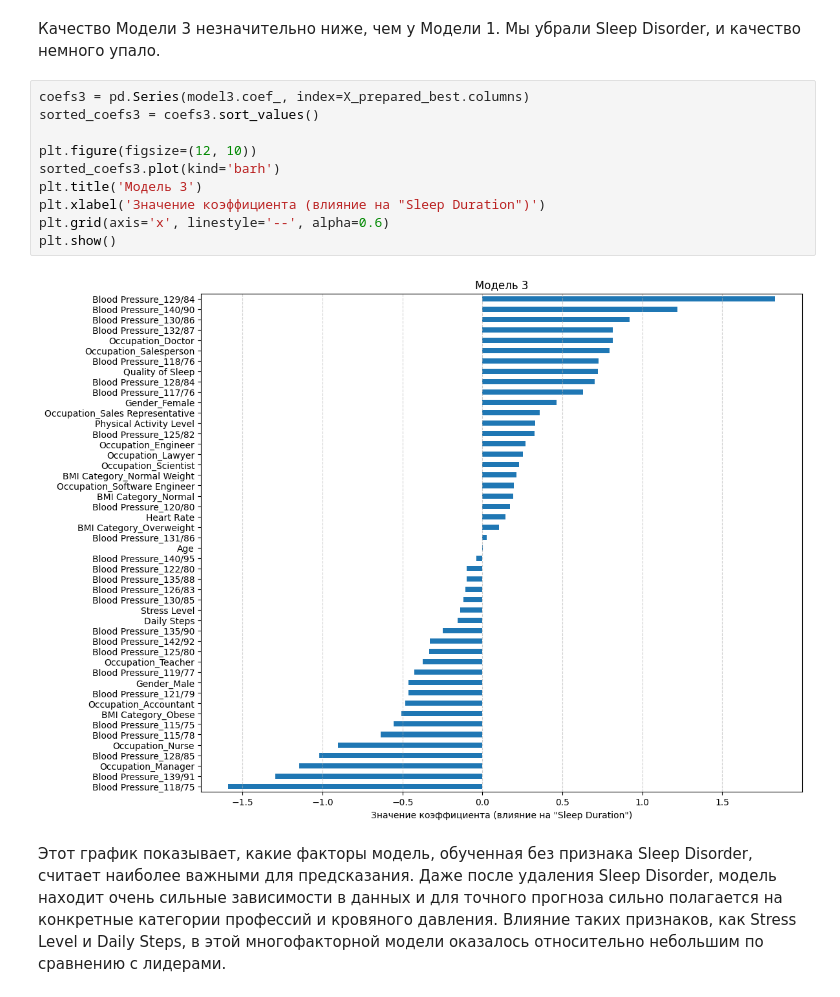
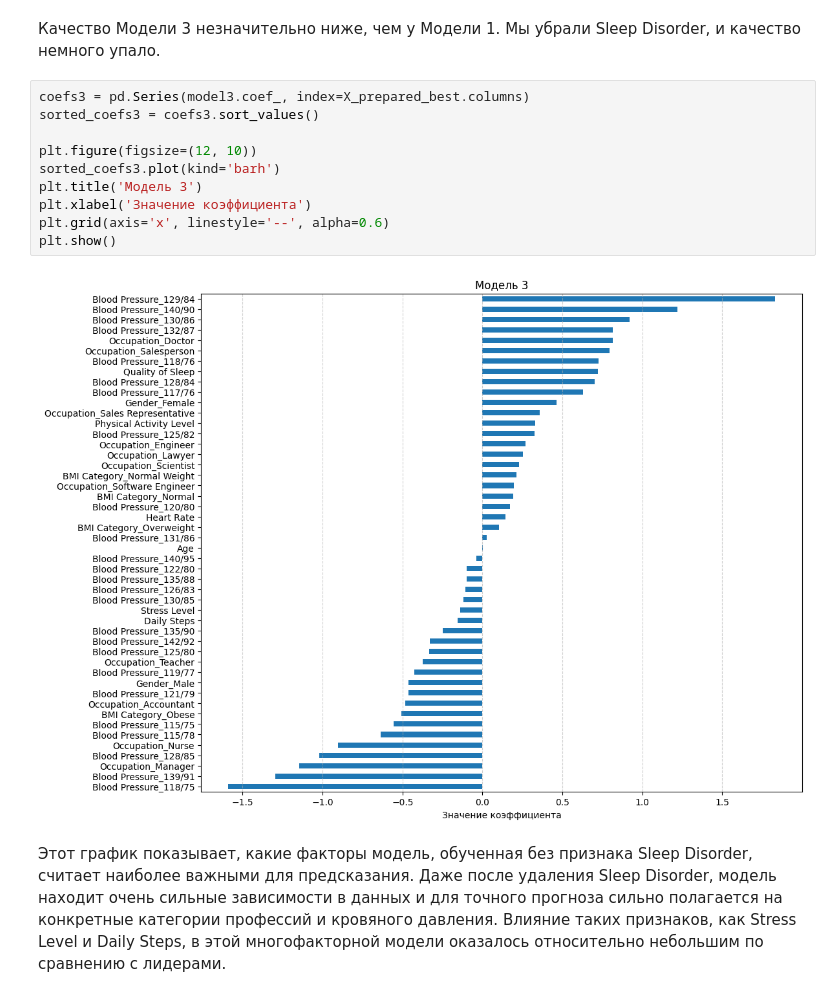
Before and after one commit to jini-ninii/ML_labs, a Jupyter notebook: lab2.ipynb, the cells around one changed output. Cells and saved outputs as stored; diff of their text form.

```diff
--- a/lab2.ipynb
+++ b/lab2.ipynb
@@ -492,15 +492,15 @@ RMSE=0.104
 # %%
 coefs3 = pd.Series(model3.coef_, index=X_prepared_best.columns)
 sorted_coefs3 = coefs3.sort_values()
 
 plt.figure(figsize=(12, 10))
 sorted_coefs3.plot(kind='barh')
 plt.title('Модель 3')
-plt.xlabel('Значение коэффициента (влияние на "Sleep Duration")')
+plt.xlabel('Значение коэффициента')
 plt.grid(axis='x', linestyle='--', alpha=0.6)
 plt.show()
 # %% [output]
-[figure, old version]
+[figure, new version]
 # %% [markdown]
 Этот график показывает, какие факторы модель, обученная без признака Sleep Disorder, считает наиболее важными для предсказания. Даже после удаления Sleep Disorder, модель находит очень сильные зависимости в данных и для точного прогноза сильно полагается на конкретные категории профессий и кровяного давления. Влияние таких признаков, как Stress Level и Daily Steps, в этой многофакторной модели оказалось относительно небольшим по сравнению с лидерами.
 # %% [markdown]
```
